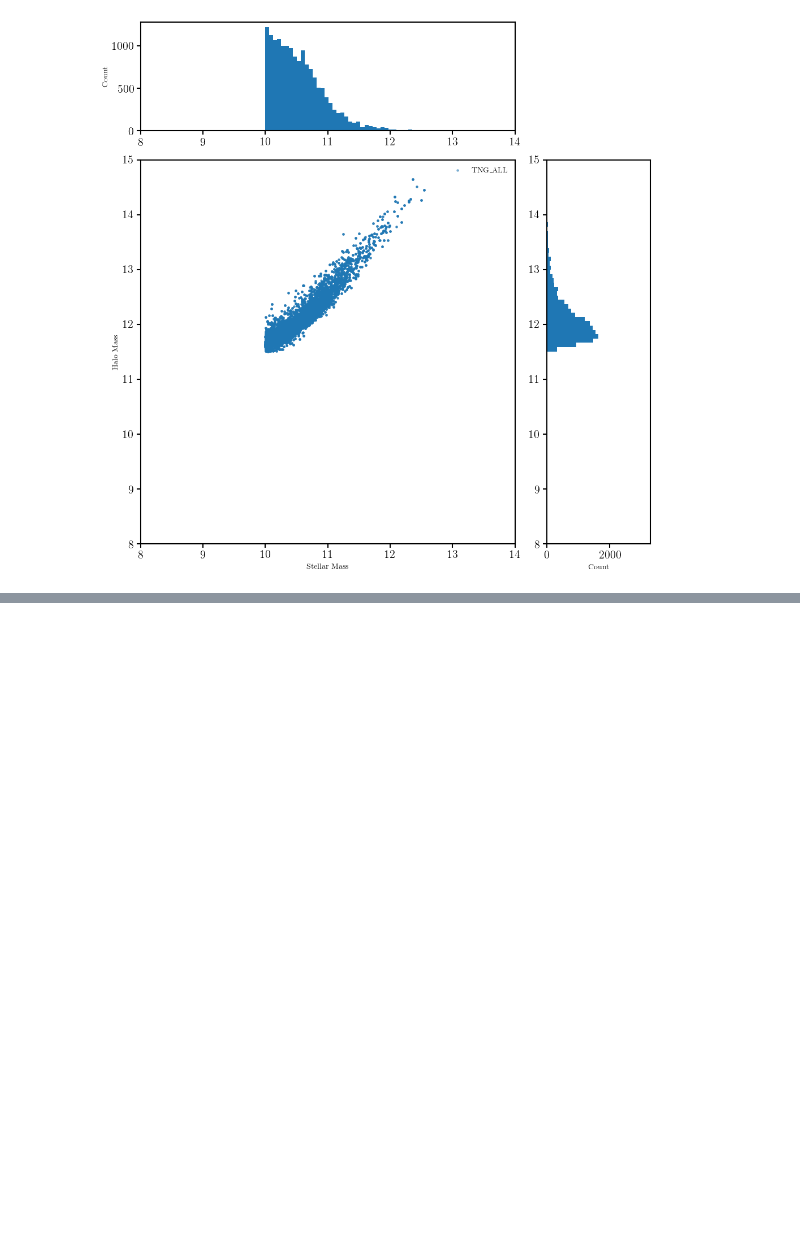
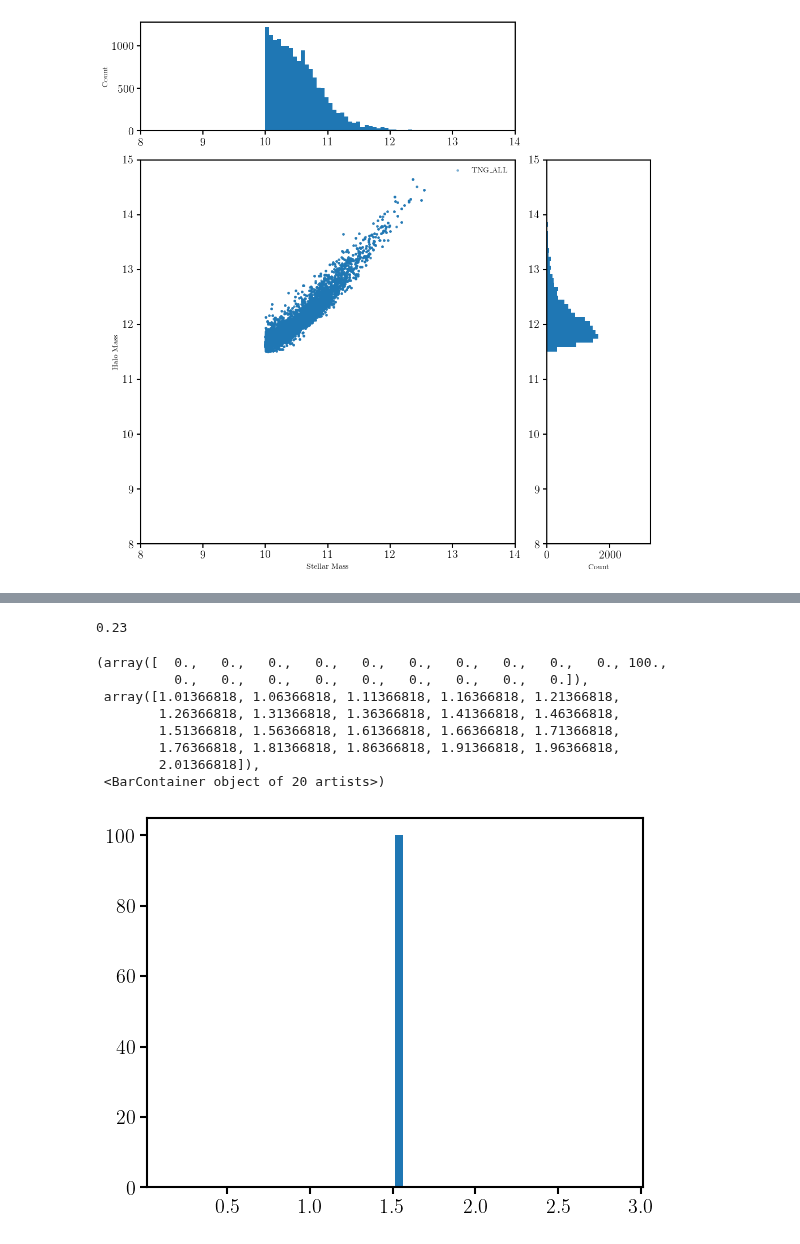
Before and after one commit to galactic-ai/haloflow, a Jupyter notebook: bin/dann/dann_impl.ipynb, the cells around one changed output, grey strips where cells are left out. Drawn from its saved outputs; the diff is of its cells as text; code cells hidden in the pictures; blank space fills up the shorter version.

```diff
--- a/bin/dann/dann_impl.ipynb
+++ b/bin/dann/dann_impl.ipynb
@@ -134,0 +154,37 @@ for key in dataset.data.keys():
+# %%
+# random data (1, 2, 3, 4)
+labels = [1, 2, 3, 4]
+
+label_train = np.random.choice(labels, 100, replace=True) # truth
+label_pred = np.random.choice(labels, 100, replace=True) # prediction
+# %%
+# make them tensors
+label_train = torch.tensor(label_train, dtype=torch.long)
+# %%
+(label_pred == label_train).sum().item() / len(label_train)
+# %% [output]
+0.23
+# %%
+criterion_domain = nn.CrossEntropyLoss()
+# %%
+losses = []
+for _ in range(100):
+    label_pred = torch.tensor(label_pred, dtype=torch.long)
+    # Convert label_pred to one-hot probabilities
+    label_pred_one_hot = torch.zeros(len(label_pred), len(labels))
+    label_pred_one_hot.scatter_(1, label_pred.unsqueeze(1) - 1, 1)  # subtract 1 since labels are 1-based
+    loss = criterion_domain(label_pred_one_hot, label_train - 1)  # subtract 1 from target for 0-based indexing
+    losses.append(loss.item())
+# %%
+import matplotlib.pyplot as plt
+plt.hist(losses, bins=20)
+# %% [output]
+(array([  0.,   0.,   0.,   0.,   0.,   0.,   0.,   0.,   0.,   0., 100.,
+          0.,   0.,   0.,   0.,   0.,   0.,   0.,   0.,   0.]),
+ array([1.01366818, 1.06366818, 1.11366818, 1.16366818, 1.21366818,
+        1.26366818, 1.31366818, 1.36366818, 1.41366818, 1.46366818,
+        1.51366818, 1.56366818, 1.61366818, 1.66366818, 1.71366818,
+        1.76366818, 1.81366818, 1.86366818, 1.91366818, 1.96366818,
+        2.01366818]),
+ <BarContainer object of 20 artists>)
+[figure, added]
```
Also changed, not shown: parts of 5 cells of this notebook, 6 other files.
